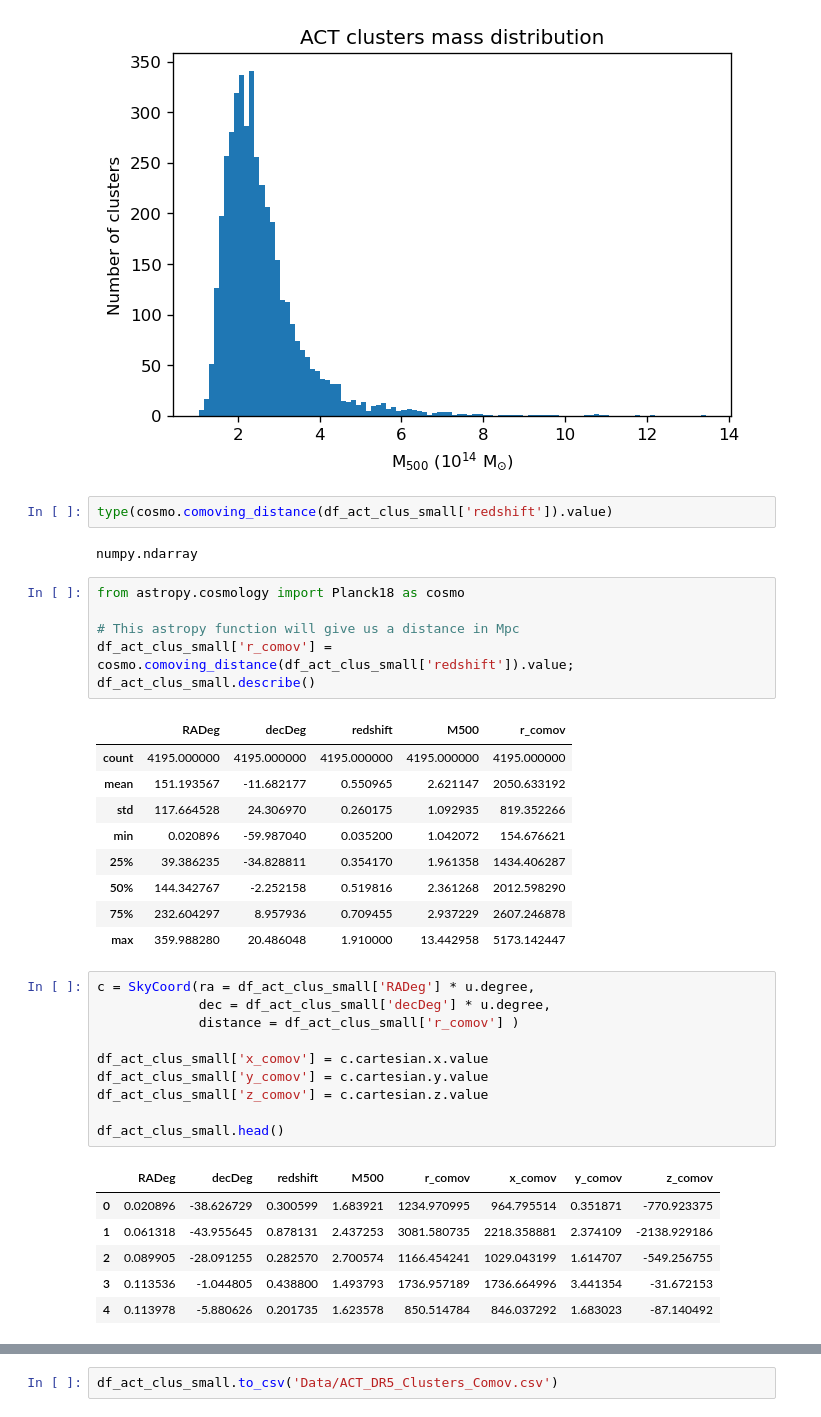
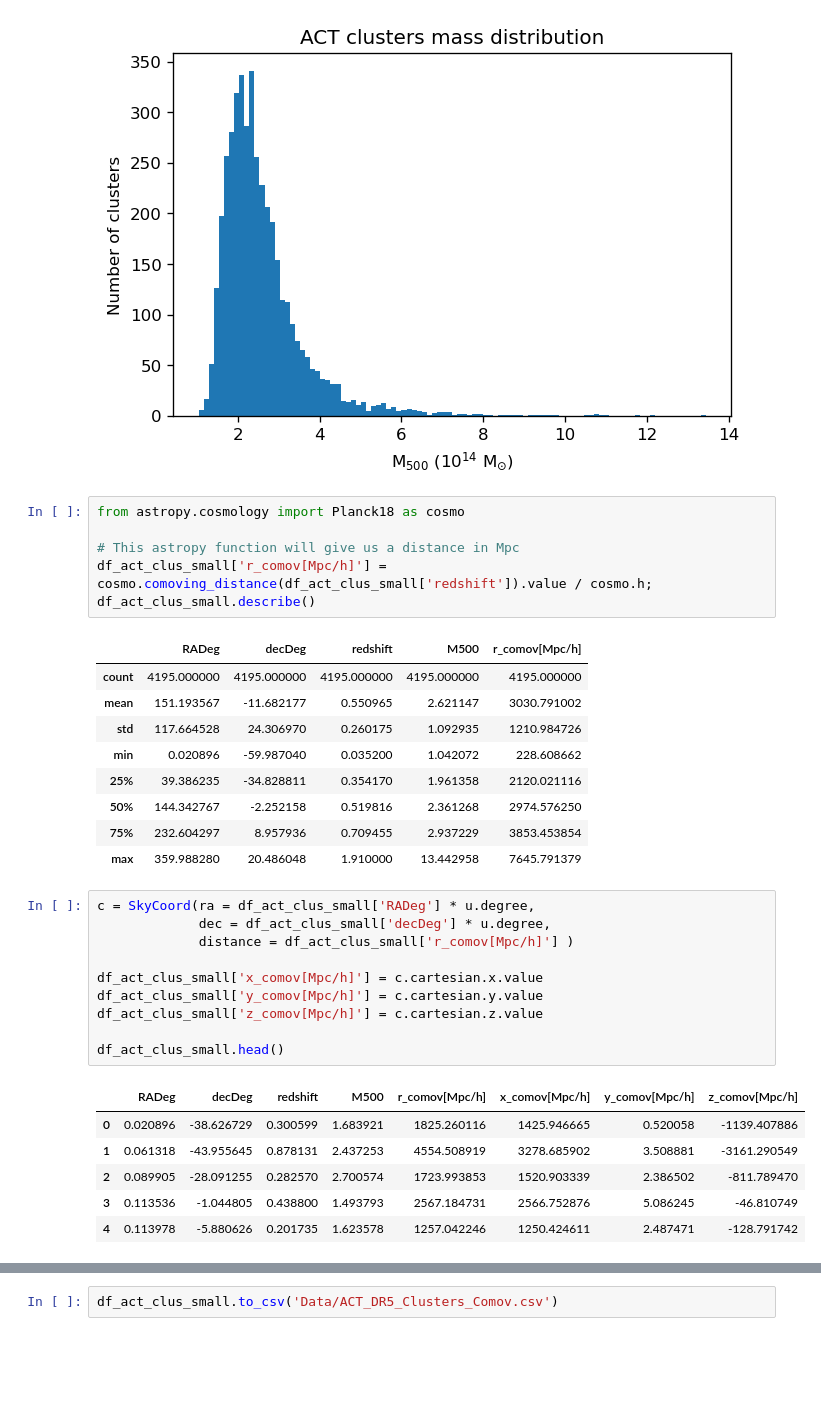
Before and after one commit to awaismirza92/velocity-reconstruction-and-kinetic-SZ, a Jupyter notebook: codes_for_ACT/ACT_cluster_visualization.ipynb, the cells around one changed output, grey strips where cells are left out. Cells and saved outputs as stored; diff of their text form; blank space fills up the shorter version.

```diff
--- a/codes_for_ACT/ACT_cluster_visualization.ipynb
+++ b/codes_for_ACT/ACT_cluster_visualization.ipynb
@@ -84,43 +88,39 @@ plt.title('ACT clusters mass distribution');
 # plt.xscale('log')
 # %% [output]
 [figure]
-# %%
-type(cosmo.comoving_distance(df_act_clus_small['redshift']).value)
-# %% [output]
-numpy.ndarray
 # %%
 from astropy.cosmology import Planck18 as cosmo
 
 # This astropy function will give us a distance in Mpc
-df_act_clus_small['r_comov'] = cosmo.comoving_distance(df_act_clus_small['redshift']).value;
+df_act_clus_small['r_comov[Mpc/h]'] = cosmo.comoving_distance(df_act_clus_small['redshift']).value / cosmo.h;
 df_act_clus_small.describe()
 # %% [output]
-|  | RADeg | decDeg | redshift | M500 | r_comov |
+|  | RADeg | decDeg | redshift | M500 | r_comov[Mpc/h] |
 | count | 4195.000000 | 4195.000000 | 4195.000000 | 4195.000000 | 4195.000000 |
-| mean | 151.193567 | -11.682177 | 0.550965 | 2.621147 | 2050.633192 |
-| std | 117.664528 | 24.306970 | 0.260175 | 1.092935 | 819.352266 |
-| min | 0.020896 | -59.987040 | 0.035200 | 1.042072 | 154.676621 |
-| 25% | 39.386235 | -34.828811 | 0.354170 | 1.961358 | 1434.406287 |
-| 50% | 144.342767 | -2.252158 | 0.519816 | 2.361268 | 2012.598290 |
-| 75% | 232.604297 | 8.957936 | 0.709455 | 2.937229 | 2607.246878 |
-| max | 359.988280 | 20.486048 | 1.910000 | 13.442958 | 5173.142447 |
+| mean | 151.193567 | -11.682177 | 0.550965 | 2.621147 | 3030.791002 |
+| std | 117.664528 | 24.306970 | 0.260175 | 1.092935 | 1210.984726 |
+| min | 0.020896 | -59.987040 | 0.035200 | 1.042072 | 228.608662 |
+| 25% | 39.386235 | -34.828811 | 0.354170 | 1.961358 | 2120.021116 |
+| 50% | 144.342767 | -2.252158 | 0.519816 | 2.361268 | 2974.576250 |
+| 75% | 232.604297 | 8.957936 | 0.709455 | 2.937229 | 3853.453854 |
+| max | 359.988280 | 20.486048 | 1.910000 | 13.442958 | 7645.791379 |
 # %%
 c = SkyCoord(ra = df_act_clus_small['RADeg'] * u.degree,
              dec = df_act_clus_small['decDeg'] * u.degree,
-             distance = df_act_clus_small['r_comov'] )
+             distance = df_act_clus_small['r_comov[Mpc/h]'] )
 
-df_act_clus_small['x_comov'] = c.cartesian.x.value
-df_act_clus_small['y_comov'] = c.cartesian.y.value
-df_act_clus_small['z_comov'] = c.cartesian.z.value
+df_act_clus_small['x_comov[Mpc/h]'] = c.cartesian.x.value
+df_act_clus_small['y_comov[Mpc/h]'] = c.cartesian.y.value
+df_act_clus_small['z_comov[Mpc/h]'] = c.cartesian.z.value
 
 df_act_clus_small.head()
 # %% [output]
-|  | RADeg | decDeg | redshift | M500 | r_comov | x_comov | y_comov | z_comov |
-| 0 | 0.020896 | -38.626729 | 0.300599 | 1.683921 | 1234.970995 | 964.795514 | 0.351871 | -770.923375 |
-| 1 | 0.061318 | -43.955645 | 0.878131 | 2.437253 | 3081.580735 | 2218.358881 | 2.374109 | -2138.929186 |
-| 2 | 0.089905 | -28.091255 | 0.282570 | 2.700574 | 1166.454241 | 1029.043199 | 1.614707 | -549.256755 |
-| 3 | 0.113536 | -1.044805 | 0.438800 | 1.493793 | 1736.957189 | 1736.664996 | 3.441354 | -31.672153 |
-| 4 | 0.113978 | -5.880626 | 0.201735 | 1.623578 | 850.514784 | 846.037292 | 1.683023 | -87.140492 |
+|  | RADeg | decDeg | redshift | M500 | r_comov[Mpc/h] | x_comov[Mpc/h] | y_comov[Mpc/h] | z_comov[Mpc/h] |
+| 0 | 0.020896 | -38.626729 | 0.300599 | 1.683921 | 1825.260116 | 1425.946665 | 0.520058 | -1139.407886 |
+| 1 | 0.061318 | -43.955645 | 0.878131 | 2.437253 | 4554.508919 | 3278.685902 | 3.508881 | -3161.290549 |
+| 2 | 0.089905 | -28.091255 | 0.282570 | 2.700574 | 1723.993853 | 1520.903339 | 2.386502 | -811.789470 |
+| 3 | 0.113536 | -1.044805 | 0.438800 | 1.493793 | 2567.184731 | 2566.752876 | 5.086245 | -46.810749 |
+| 4 | 0.113978 | -5.880626 | 0.201735 | 1.623578 | 1257.042246 | 1250.424611 | 2.487471 | -128.791742 |
 # %%
 df_act_clus_small.describe()
 # %% [output]
```
Also changed, not shown: parts of 10 cells of this notebook.
